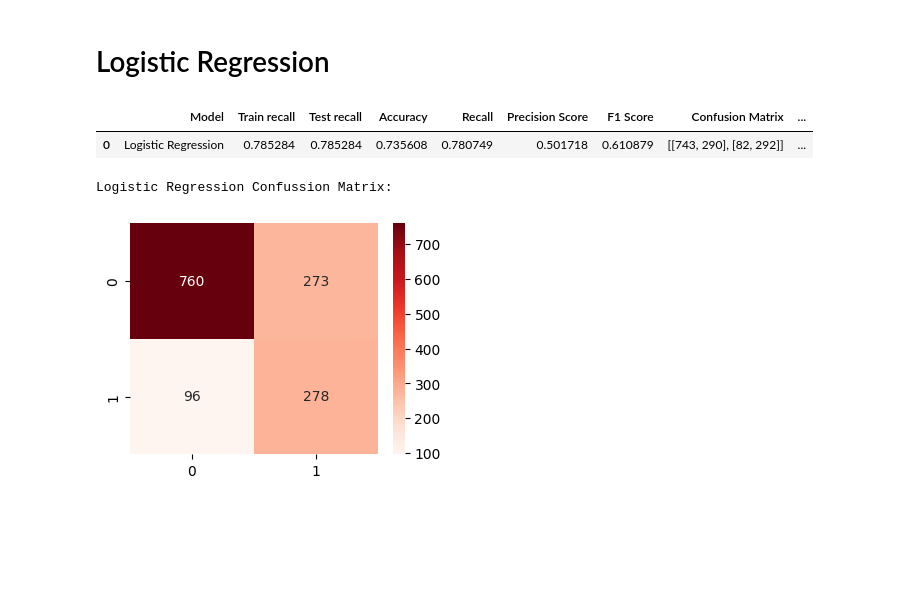
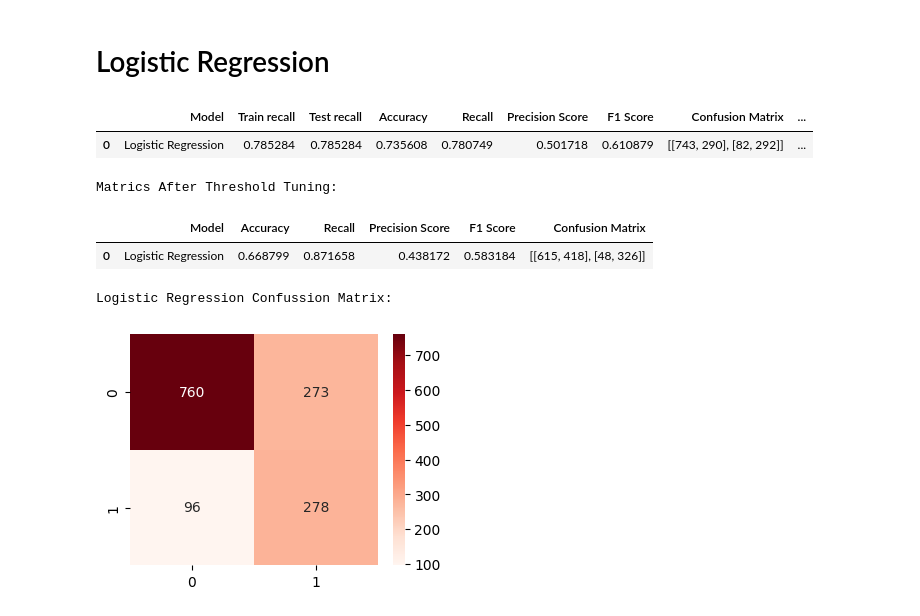
Before and after one commit to Md-Maruf-1727/customer-churn-prediction-ml, a Jupyter notebook: NoteBooks/04_model_training.ipynb, the cells around one changed output. Saved outputs shown, nothing was run; the diff lists cells and outputs as text; code cells hidden in the pictures; blank space fills up the shorter version.

```diff
--- a/NoteBooks/04_model_training.ipynb
+++ b/NoteBooks/04_model_training.ipynb
@@ -258,6 +284,30 @@ logistic_result
 # %% [output]
 |  | Model | Train recall | Test recall | Accuracy | Recall | Precision Score | F1 Score | Confusion Matrix | ... |
 | 0 | Logistic Regression | 0.785284 | 0.785284 | 0.735608 | 0.780749 | 0.501718 | 0.610879 | [[743, 290], [82, 292]] | ... |
+# %%
+logistic_pred_threshold = (logistic_model_pred_proba >= 0.4).astype('int')
+
+logistic_threshold_accuracy = accuracy_score(ytest, logistic_pred_threshold)
+logistic_threshold_recall = recall_score(ytest, logistic_pred_threshold)
+logistic_threshold_precision = precision_score(ytest, logistic_pred_threshold)
+logistic_threshold_f1 = f1_score(ytest, logistic_pred_threshold)
+logistic_threshold_confusion = confusion_matrix(ytest, logistic_pred_threshold)
+
+logistic_result_threshold = pd.DataFrame([{
+    'Model': 'Logistic Regression',
+    'Accuracy': logistic_threshold_accuracy,
+    'Recall': logistic_threshold_recall,
+    'Precision Score': logistic_threshold_precision,
+    'F1 Score': logistic_threshold_f1,
+    'Confusion Matrix': logistic_threshold_confusion,
+
+}])
+print("Matrics After Threshold Tuning:")
+logistic_result_threshold
+# %% [output]
+Matrics After Threshold Tuning:
+|  | Model | Accuracy | Recall | Precision Score | F1 Score | Confusion Matrix |
+| 0 | Logistic Regression | 0.668799 | 0.871658 | 0.438172 | 0.583184 | [[615, 418], [48, 326]] |
 # %%
 print("Logistic Regression Confussion Matrix:")
 plt.figure(figsize=(4,3))
```
Also changed, not shown: parts of 3 cells of this notebook.
